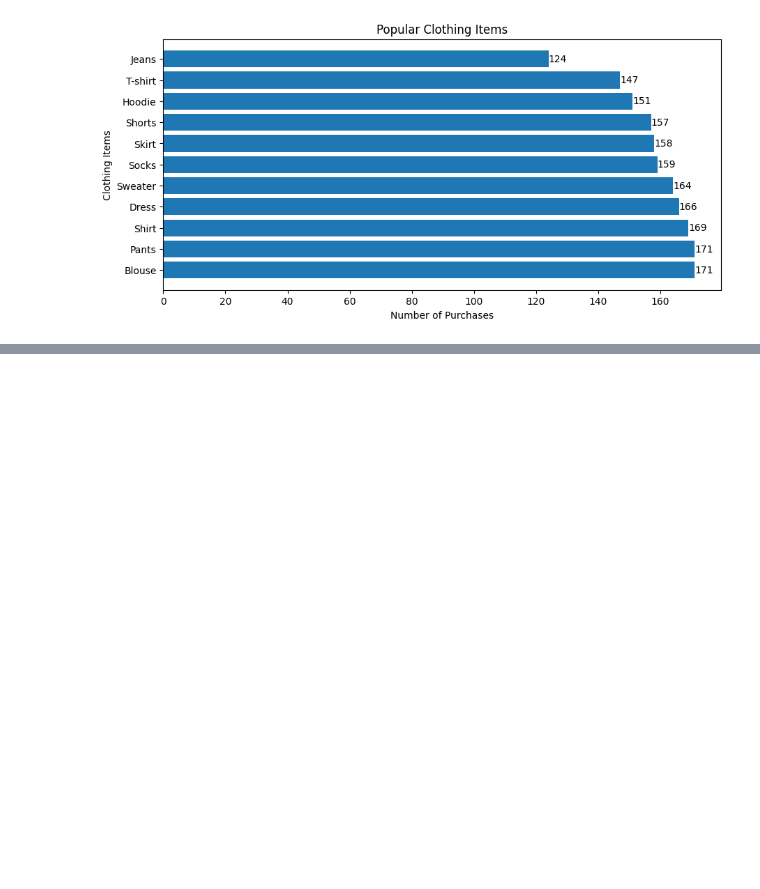
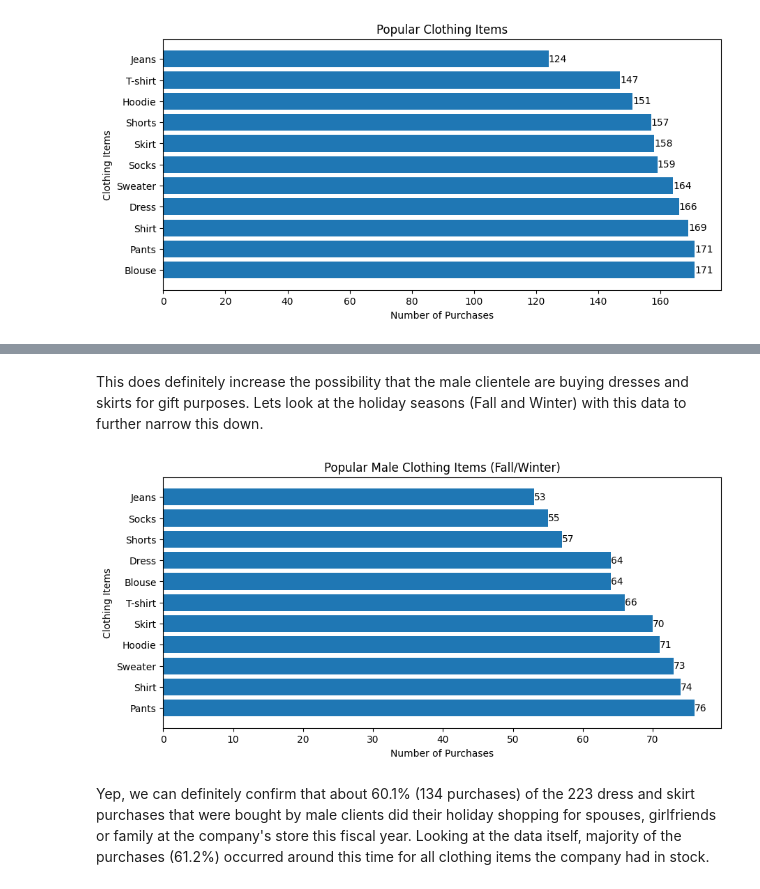
Before and after one commit to nhlokomomhlophe/ConsumerBehaviour, a Jupyter notebook: ConsumerBehaviour.ipynb, the cells around one changed output, grey strips where cells are left out. Drawn from its saved outputs; the diff is of its cells as text; code cells hidden in the pictures; blank space fills up the shorter version.

```diff
--- a/ConsumerBehaviour.ipynb
+++ b/ConsumerBehaviour.ipynb
@@ -116,0 +131,18 @@ From just looking at the data it is interesting to find that jeans are the least
+# %% [markdown]
+This does definitely increase the possibility that the male clientele are buying dresses and skirts for gift purposes. Lets look at the holiday seasons (Fall and Winter) with this data to further narrow this down.
+# %%
+holiday_male_clothing_cats = clothing_categories[(clothing_categories['Gender'] == 'Male') & (clothing_categories['Season'] == 'Fall') | (clothing_categories['Season'] == 'Winter')]
+holiday_popular_male_clothes_cats = holiday_male_clothing_cats['Item Purchased'].value_counts()
+plt.clf()
+plt.axes((0.5,0.5,1.25,0.75))
+plt.xlabel("Number of Purchases")
+plt.ylabel("Clothing Items")
+plt.title("Popular Male Clothing Items (Fall/Winter)")
+pop_cloth_items = plt.barh(holiday_popular_male_clothes_cats.index,holiday_popular_male_clothes_cats.values)
+plt.bar_label(pop_cloth_items)
+
+plt.show()
+# %% [output]
+[figure, added]
+# %% [markdown]
+Yep, we can definitely confirm that about 60.1% (134 purchases) of the 223 dress and skirt purchases that were bought by male clients did their holiday shopping for spouses, girlfriends or family at the company's store this fiscal year. Looking at the data itself, majority of the purchases (61.2%) occurred around this time for all clothing items the company had in stock.
```
Also changed, not shown: parts of 2 cells of this notebook.
